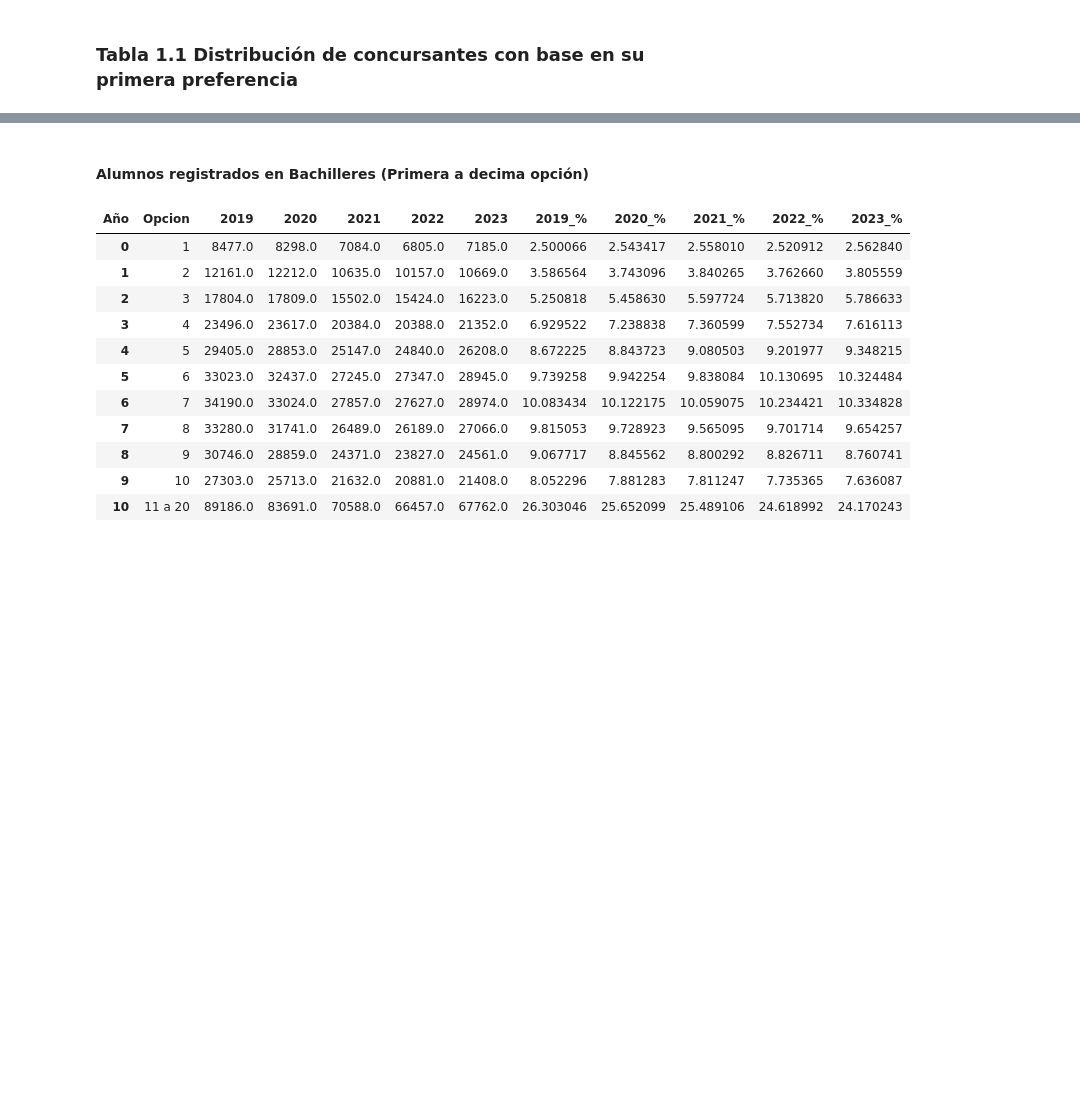
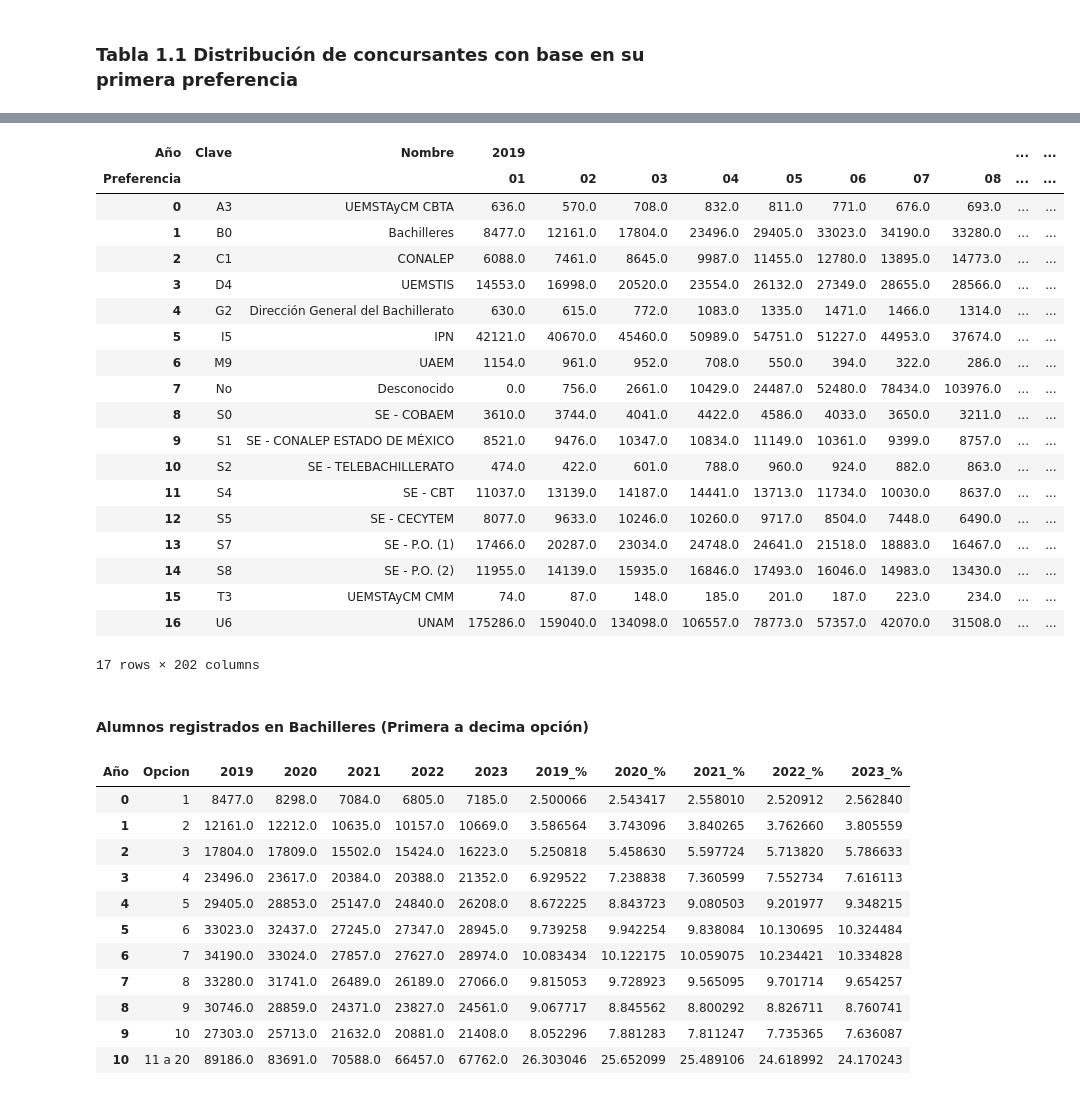
Before and after one commit to socialdataibero/SDI_07_Comipems, a Jupyter notebook: Comipems_Data.ipynb, the cells around one changed output, grey strips where cells are left out. Saved outputs shown, nothing was run; the diff lists cells and outputs as text; code cells hidden in the pictures; blank space fills up the shorter version.

```diff
--- a/Comipems_Data.ipynb
+++ b/Comipems_Data.ipynb
@@ -1201,3 +1201,68 @@ plt.show()
+# %%
+dict_sus = dict(sus1923)
+
+resumen_sus = []
+
+# Iterar sobre cada año
+for year, df in dict_sus.items():
+    cols_opc = [c for c in df.columns if c.startswith("OPC_ED")]
+
+    for col in cols_opc:
+
+        claves_cortas = df[col].astype(str).str[:2]
+
+        conteo = claves_cortas.value_counts()
+
+        for clave, cantidad in conteo.items():
+            nombre = clvinst.get(clave, "Desconocido")
+            resumen_sus.append({
+                "Año": year,
+                "Preferencia": col[-2:],
+                "Clave": clave,
+                "Nombre": nombre,
+                "Numero de instituciones": cantidad
+            })
+
+datos_agrupados = pd.DataFrame(resumen_sus)
+
+tabla_conteos = datos_agrupados.pivot_table(
+    index=["Clave", "Nombre"],
+    columns=["Año", "Preferencia"],
+    values="Numero de instituciones",
+    fill_value=0
+)
+
+tabla_porcentajes = tabla_conteos.div(
+    tabla_conteos.sum(axis=0), axis=1
+) * 100
+tabla_porcentajes = tabla_porcentajes.round(2).add_suffix("_%")
+
+datos_agrupados = pd.concat([tabla_conteos, tabla_porcentajes], axis=1).reset_index()
+
+datos_agrupados.to_csv("Tablas/1.9.0 TodasPreferencias.csv", index=False)
+
+datos_agrupados
+# %% [output]
+| Año | Clave | Nombre | 2019 |  |  |  |  |  |  |  | ... | ... |
+| Preferencia |  |  | 01 | 02 | 03 | 04 | 05 | 06 | 07 | 08 | ... | ... |
+| 0 | A3 | UEMSTAyCM CBTA | 636.0 | 570.0 | 708.0 | 832.0 | 811.0 | 771.0 | 676.0 | 693.0 | ... | ... |
+| 1 | B0 | Bachilleres | 8477.0 | 12161.0 | 17804.0 | 23496.0 | 29405.0 | 33023.0 | 34190.0 | 33280.0 | ... | ... |
+| 2 | C1 | CONALEP | 6088.0 | 7461.0 | 8645.0 | 9987.0 | 11455.0 | 12780.0 | 13895.0 | 14773.0 | ... | ... |
+| 3 | D4 | UEMSTIS | 14553.0 | 16998.0 | 20520.0 | 23554.0 | 26132.0 | 27349.0 | 28655.0 | 28566.0 | ... | ... |
+| 4 | G2 | Dirección General del Bachillerato | 630.0 | 615.0 | 772.0 | 1083.0 | 1335.0 | 1471.0 | 1466.0 | 1314.0 | ... | ... |
+| 5 | I5 | IPN | 42121.0 | 40670.0 | 45460.0 | 50989.0 | 54751.0 | 51227.0 | 44953.0 | 37674.0 | ... | ... |
+| 6 | M9 | UAEM | 1154.0 | 961.0 | 952.0 | 708.0 | 550.0 | 394.0 | 322.0 | 286.0 | ... | ... |
+| 7 | No | Desconocido | 0.0 | 756.0 | 2661.0 | 10429.0 | 24487.0 | 52480.0 | 78434.0 | 103976.0 | ... | ... |
+| 8 | S0 | SE - COBAEM | 3610.0 | 3744.0 | 4041.0 | 4422.0 | 4586.0 | 4033.0 | 3650.0 | 3211.0 | ... | ... |
+| 9 | S1 | SE - CONALEP ESTADO DE MÉXICO | 8521.0 | 9476.0 | 10347.0 | 10834.0 | 11149.0 | 10361.0 | 9399.0 | 8757.0 | ... | ... |
+| 10 | S2 | SE - TELEBACHILLERATO | 474.0 | 422.0 | 601.0 | 788.0 | 960.0 | 924.0 | 882.0 | 863.0 | ... | ... |
+| 11 | S4 | SE - CBT | 11037.0 | 13139.0 | 14187.0 | 14441.0 | 13713.0 | 11734.0 | 10030.0 | 8637.0 | ... | ... |
+| 12 | S5 | SE - CECYTEM | 8077.0 | 9633.0 | 10246.0 | 10260.0 | 9717.0 | 8504.0 | 7448.0 | 6490.0 | ... | ... |
+| 13 | S7 | SE - P.O. (1) | 17466.0 | 20287.0 | 23034.0 | 24748.0 | 24641.0 | 21518.0 | 18883.0 | 16467.0 | ... | ... |
+| 14 | S8 | SE - P.O. (2) | 11955.0 | 14139.0 | 15935.0 | 16846.0 | 17493.0 | 16046.0 | 14983.0 | 13430.0 | ... | ... |
+| 15 | T3 | UEMSTAyCM CMM | 74.0 | 87.0 | 148.0 | 185.0 | 201.0 | 187.0 | 223.0 | 234.0 | ... | ... |
+| 16 | U6 | UNAM | 175286.0 | 159040.0 | 134098.0 | 106557.0 | 78773.0 | 57357.0 | 42070.0 | 31508.0 | ... | ... |
+17 rows × 202 columns
 # %% [markdown]
 #### Alumnos registrados en Bachilleres (Primera a decima opción)
 # %%
```
Also changed, not shown: parts of 7 cells of this notebook, 7 other files.
